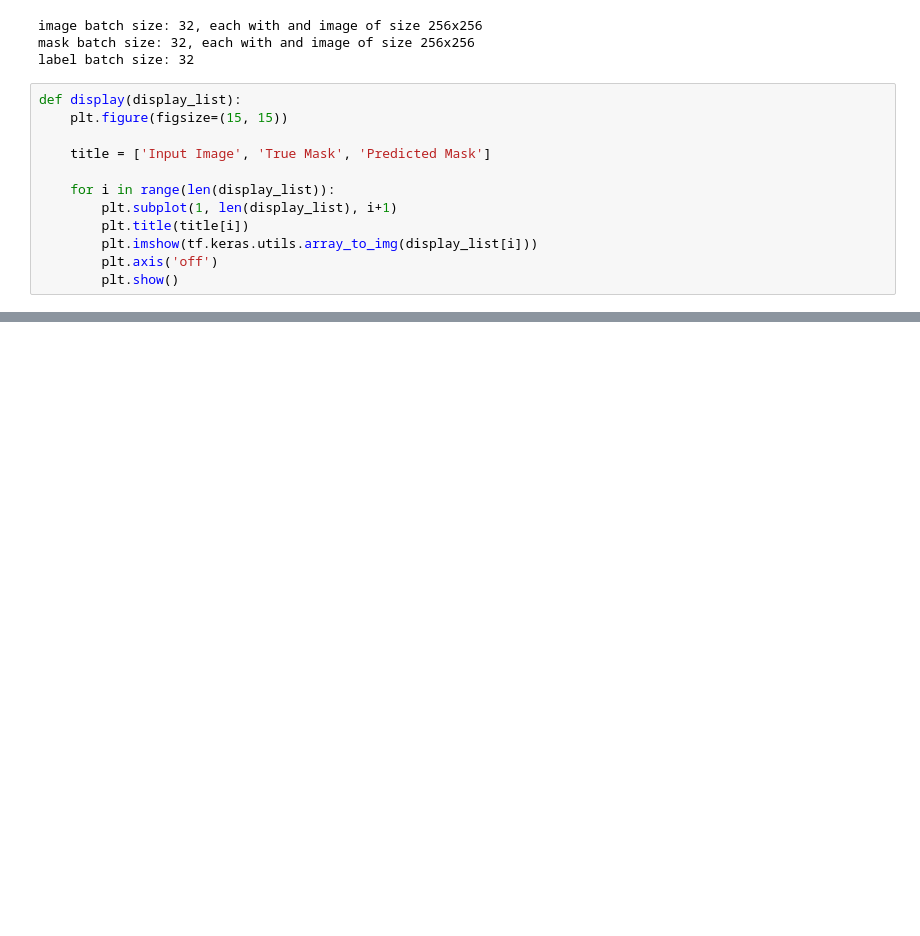
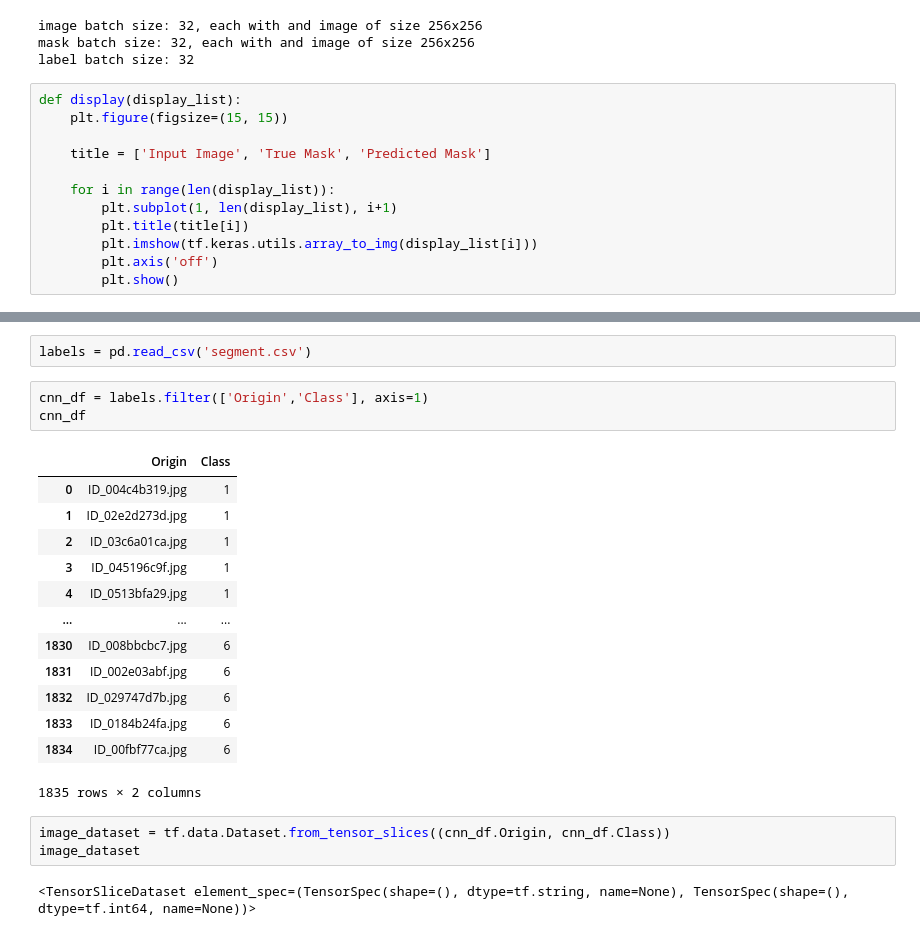
Before and after one commit to lrav35/brain_segmentation_classification, a Jupyter notebook: Brain Hemorrhage Segmentation.ipynb, the cells around one changed output, grey strips where cells are left out. Saved outputs shown, nothing was run; the diff lists cells and outputs as text; blank space fills up the shorter version.

```diff
--- a/Brain Hemorrhage Segmentation.ipynb
+++ b/Brain Hemorrhage Segmentation.ipynb
@@ -675,0 +748,24 @@ for images, masks, labels in train_batches.take(2):
+# %%
+labels = pd.read_csv('segment.csv')
+# %%
+cnn_df = labels.filter(['Origin','Class'], axis=1)
+cnn_df
+# %% [output]
+|  | Origin | Class |
+| 0 | ID_004c4b319.jpg | 1 |
+| 1 | ID_02e2d273d.jpg | 1 |
+| 2 | ID_03c6a01ca.jpg | 1 |
+| 3 | ID_045196c9f.jpg | 1 |
+| 4 | ID_0513bfa29.jpg | 1 |
+| ... | ... | ... |
+| 1830 | ID_008bbcbc7.jpg | 6 |
+| 1831 | ID_002e03abf.jpg | 6 |
+| 1832 | ID_029747d7b.jpg | 6 |
+| 1833 | ID_0184b24fa.jpg | 6 |
+| 1834 | ID_00fbf77ca.jpg | 6 |
+1835 rows × 2 columns
+# %%
+image_dataset = tf.data.Dataset.from_tensor_slices((cnn_df.Origin, cnn_df.Class))
+image_dataset
+# %% [output]
+<TensorSliceDataset element_spec=(TensorSpec(shape=(), dtype=tf.string, name=None), TensorSpec(shape=(), dtype=tf.int64, name=None))>
```
Also changed, not shown: parts of 50 cells of this notebook.
